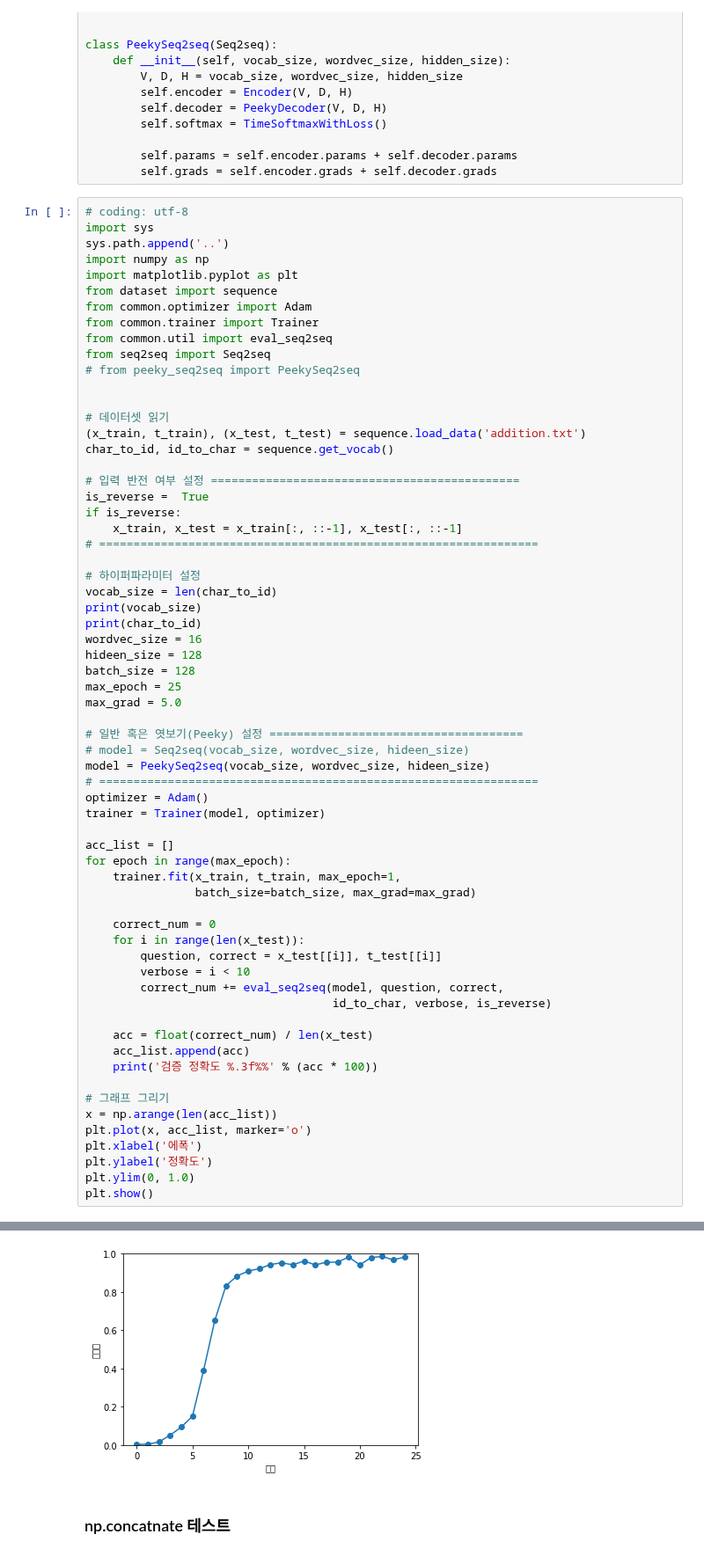
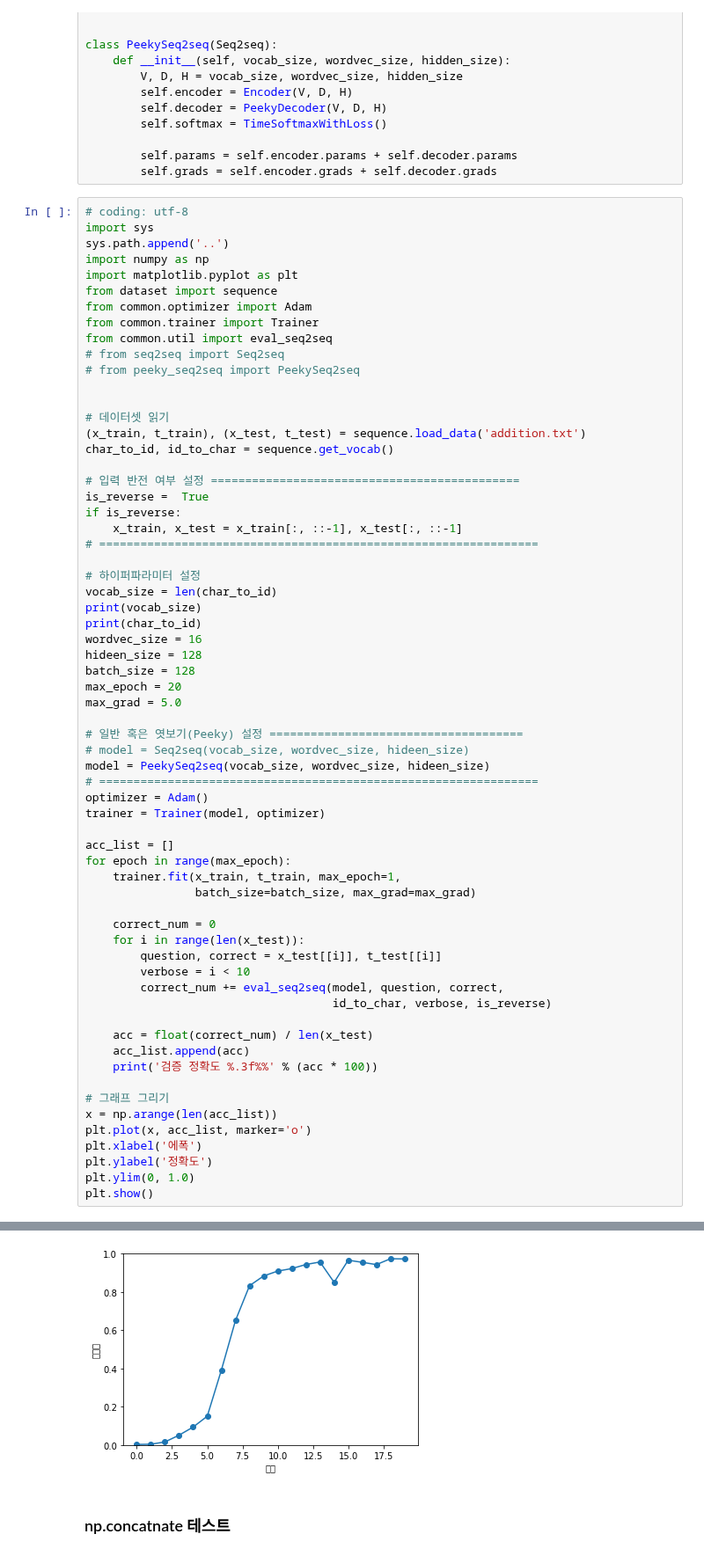
Before and after one commit to imguru-mooc/AI_NLP_ADVANCED, a Jupyter notebook: 소스_1/ch07/7_3.ipynb, the cells around one changed output, grey strips where cells are left out. Shown at 88% size. Cells and saved outputs as stored; diff of their text form.

```diff
--- a/소스_1/ch07/7_3.ipynb
+++ b/소스_1/ch07/7_3.ipynb
@@ -290,7 +272,7 @@ from dataset import sequence
 from common.optimizer import Adam
 from common.trainer import Trainer
 from common.util import eval_seq2seq
-from seq2seq import Seq2seq
+# from seq2seq import Seq2seq
 # from peeky_seq2seq import PeekySeq2seq
 
 
@@ -311,7 +293,7 @@ print(char_to_id)
 wordvec_size = 16
 hideen_size = 128
 batch_size = 128
-max_epoch = 25
+max_epoch = 20
 max_grad = 5.0
 
 # 일반 혹은 엿보기(Peeky) 설정 =====================================
@@ -365,4 +347,4 @@ O 236
-[figure, old version]
+[figure, new version]
 # %% [markdown]
 ### np.concatnate 테스트
 # %%
```
Also changed, not shown: parts of 5 cells of this notebook, 2 other files.
